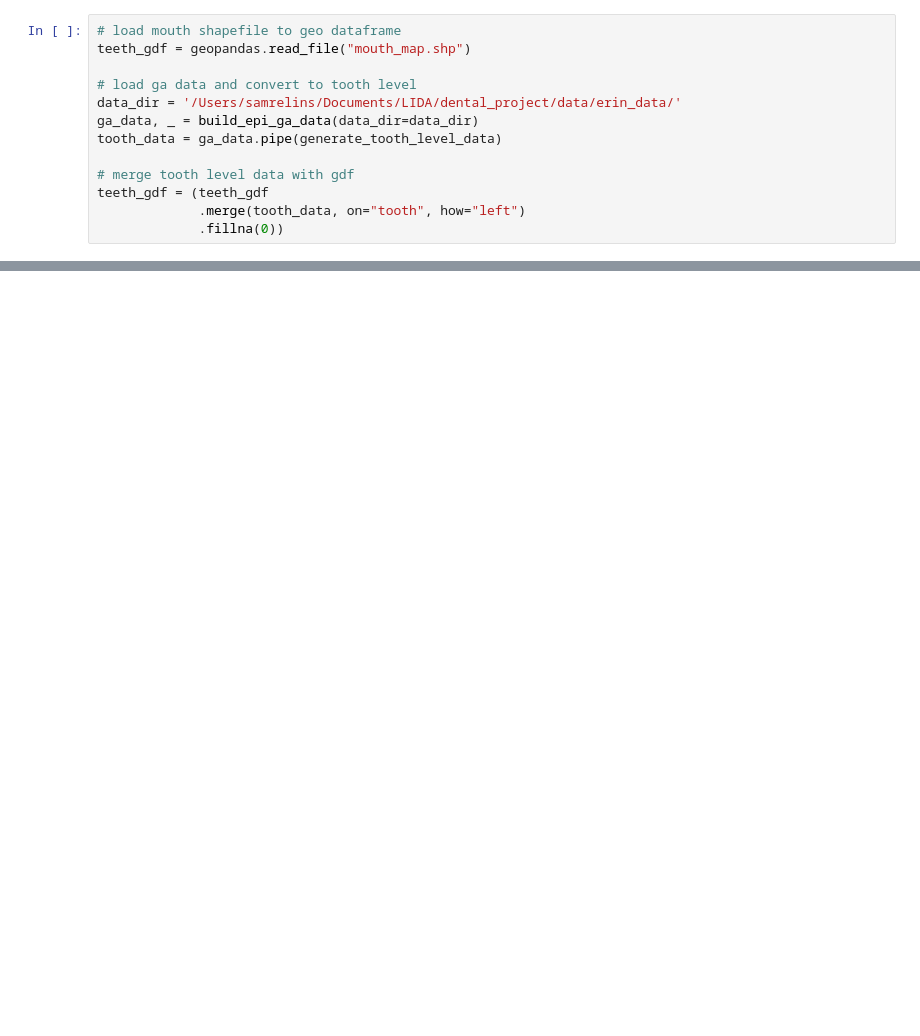
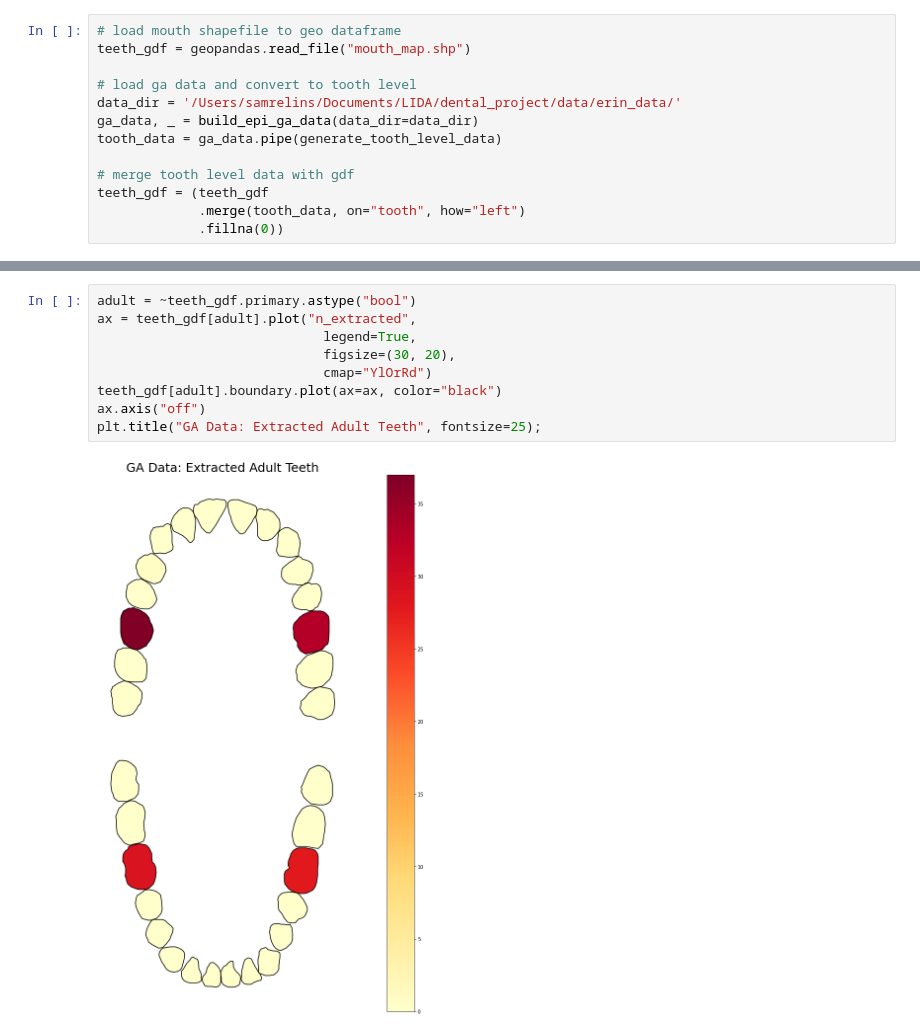
Before and after one commit to samrelins/bib_dental_proj, a Jupyter notebook: exploration/mouth_plot/mouth_plots.ipynb, the cells around one changed output, grey strips where cells are left out. Drawn from its saved outputs; the diff is of its cells as text; blank space fills up the shorter version.

```diff
--- a/exploration/mouth_plot/mouth_plots.ipynb
+++ b/exploration/mouth_plot/mouth_plots.ipynb
@@ -44,0 +46,11 @@ Text(0.65, 0.26, 'Primary Teeth')
+# %%
+adult = ~teeth_gdf.primary.astype("bool")
+ax = teeth_gdf[adult].plot("n_extracted",
+                             legend=True,
+                             figsize=(30, 20),
+                             cmap="YlOrRd")
+teeth_gdf[adult].boundary.plot(ax=ax, color="black")
+ax.axis("off")
+plt.title("GA Data: Extracted Adult Teeth", fontsize=25);
+# %% [output]
+[figure, added]
```
Also changed, not shown: parts of 8 cells of this notebook, 3 other files.
